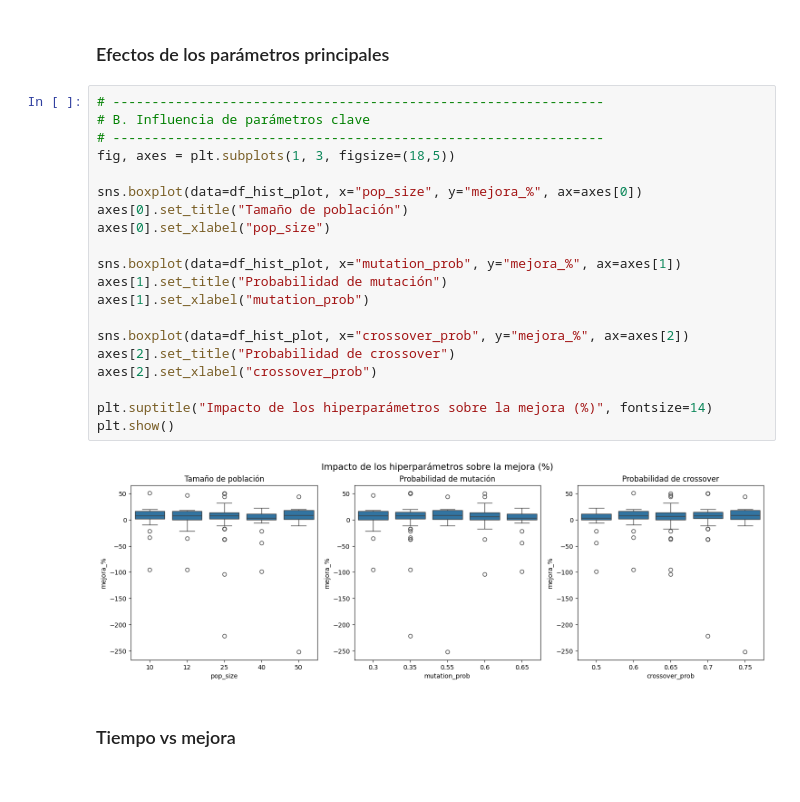
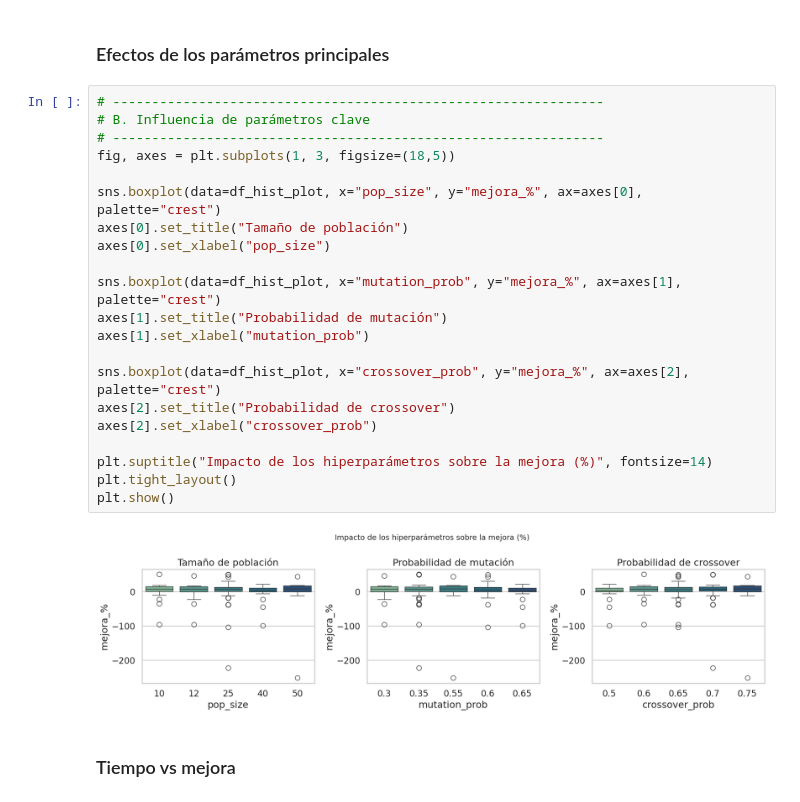
Before and after one commit to lucia-corsan/Evolutionary-Computing, a Jupyter notebook: analysis.ipynb, the cells around one changed output. Cells and saved outputs as stored; diff of their text form.

```diff
--- a/analysis.ipynb
+++ b/analysis.ipynb
@@ -259,27 +276,28 @@ plt.show()
 # %% [markdown]
 ### Efectos de los parámetros principales
-# %%
-# ---------------------------------------------------------------
-# B. Influencia de parámetros clave
-# ---------------------------------------------------------------
-fig, axes = plt.subplots(1, 3, figsize=(18,5))
-
-sns.boxplot(data=df_hist_plot, x="pop_size", y="mejora_%", ax=axes[0])
-axes[0].set_title("Tamaño de población")
-axes[0].set_xlabel("pop_size")
-
-sns.boxplot(data=df_hist_plot, x="mutation_prob", y="mejora_%", ax=axes[1])
-axes[1].set_title("Probabilidad de mutación")
-axes[1].set_xlabel("mutation_prob")
-
-sns.boxplot(data=df_hist_plot, x="crossover_prob", y="mejora_%", ax=axes[2])
-axes[2].set_title("Probabilidad de crossover")
-axes[2].set_xlabel("crossover_prob")
-
-plt.suptitle("Impacto de los hiperparámetros sobre la mejora (%)", fontsize=14)
-plt.show()
-# %% [output]
-[figure, removed]
+# %%
+# ---------------------------------------------------------------
+# B. Influencia de parámetros clave
+# ---------------------------------------------------------------
+fig, axes = plt.subplots(1, 3, figsize=(18,5))
+
+sns.boxplot(data=df_hist_plot, x="pop_size", y="mejora_%", ax=axes[0], palette="crest")
+axes[0].set_title("Tamaño de población")
+axes[0].set_xlabel("pop_size")
+
+sns.boxplot(data=df_hist_plot, x="mutation_prob", y="mejora_%", ax=axes[1], palette="crest")
+axes[1].set_title("Probabilidad de mutación")
+axes[1].set_xlabel("mutation_prob")
+
+sns.boxplot(data=df_hist_plot, x="crossover_prob", y="mejora_%", ax=axes[2], palette="crest")
+axes[2].set_title("Probabilidad de crossover")
+axes[2].set_xlabel("crossover_prob")
+
+plt.suptitle("Impacto de los hiperparámetros sobre la mejora (%)", fontsize=14)
+plt.tight_layout()
+plt.show()
+# %% [output]
+[figure, added]
 # %% [markdown]
 ### Tiempo vs mejora
 # %%
```
Also changed, not shown: parts of 19 cells of this notebook.
